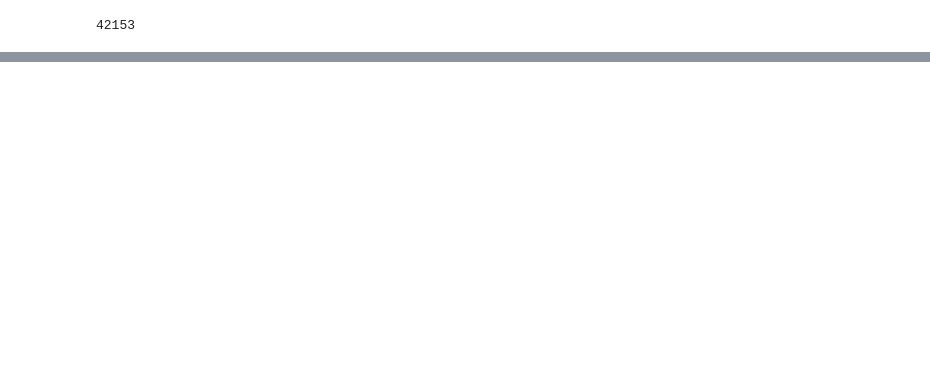
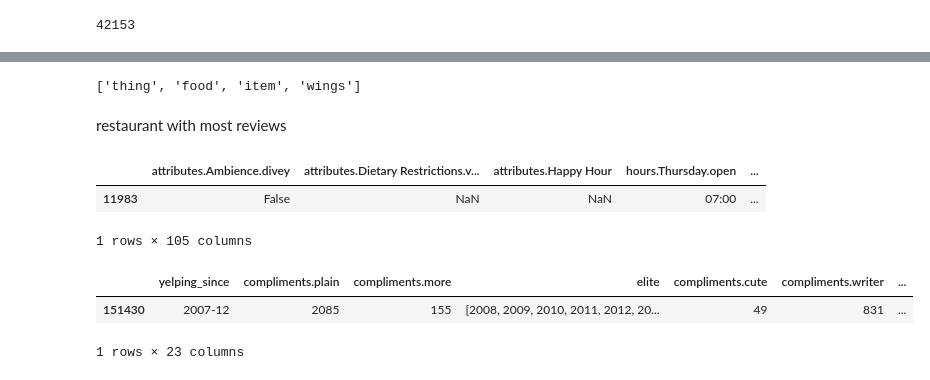
Before and after one commit to drsaltiel/GA_final, a Jupyter notebook: menu_creation.ipynb, the cells around one changed output, grey strips where cells are left out. Drawn from its saved outputs; the diff is of its cells as text; code cells hidden in the pictures; blank space fills up the shorter version.

```diff
--- a/menu_creation.ipynb
+++ b/menu_creation.ipynb
@@ -126,0 +175,9 @@ len(set(bus_data['business_id']))
+# %%
+#finding important words
+
+#remove stop words
+text = 'is this a thing i food item wings'
+text = [word for word in text.split() if word not in (nlc.stopwords.words('english'))]
+text
+# %% [output]
+['thing', 'food', 'item', 'wings']
@@ -126,0 +192,15 @@ len(set(bus_data['business_id']))
+# %% [markdown]
+restaurant with most reviews
+# %%
+bus_data[bus_data['review_count'] == max(bus_data['review_count'])]
+# %% [output]
+|  | attributes.Ambience.divey | attributes.Dietary Restrictions.v... | attributes.Happy Hour | hours.Thursday.open | ... |
+| 11983 | False | NaN | NaN | 07:00 | ... |
+1 rows × 105 columns
+# %%
+# user with the most reviews
+user_data[user_data['review_count'] == max(user_data['review_count'])]
+# %% [output]
+|  | yelping_since | compliments.plain | compliments.more | elite | compliments.cute | compliments.writer | ... |
+| 151430 | 2007-12 | 2085 | 155 | [2008, 2009, 2010, 2011, 2012, 20... | 49 | 831 | ... |
+1 rows × 23 columns
```
Also changed, not shown: parts of 17 cells of this notebook.
